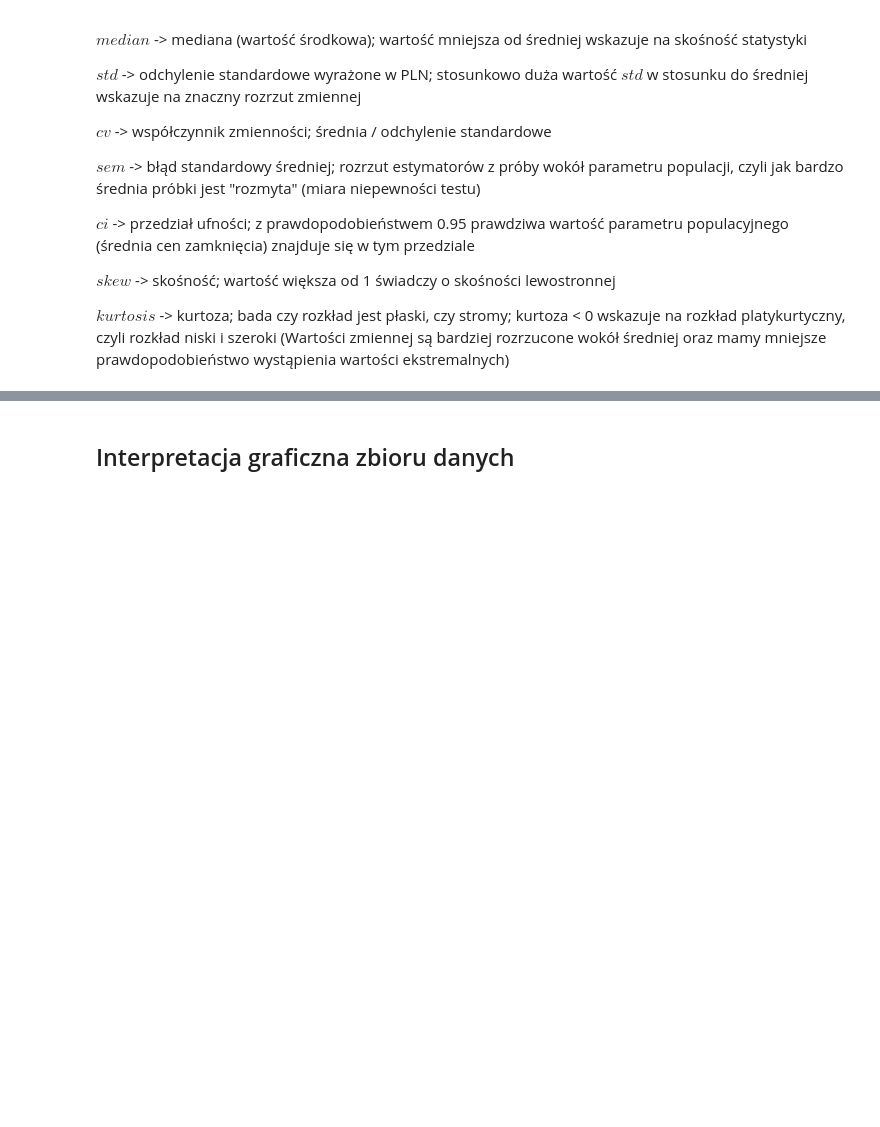
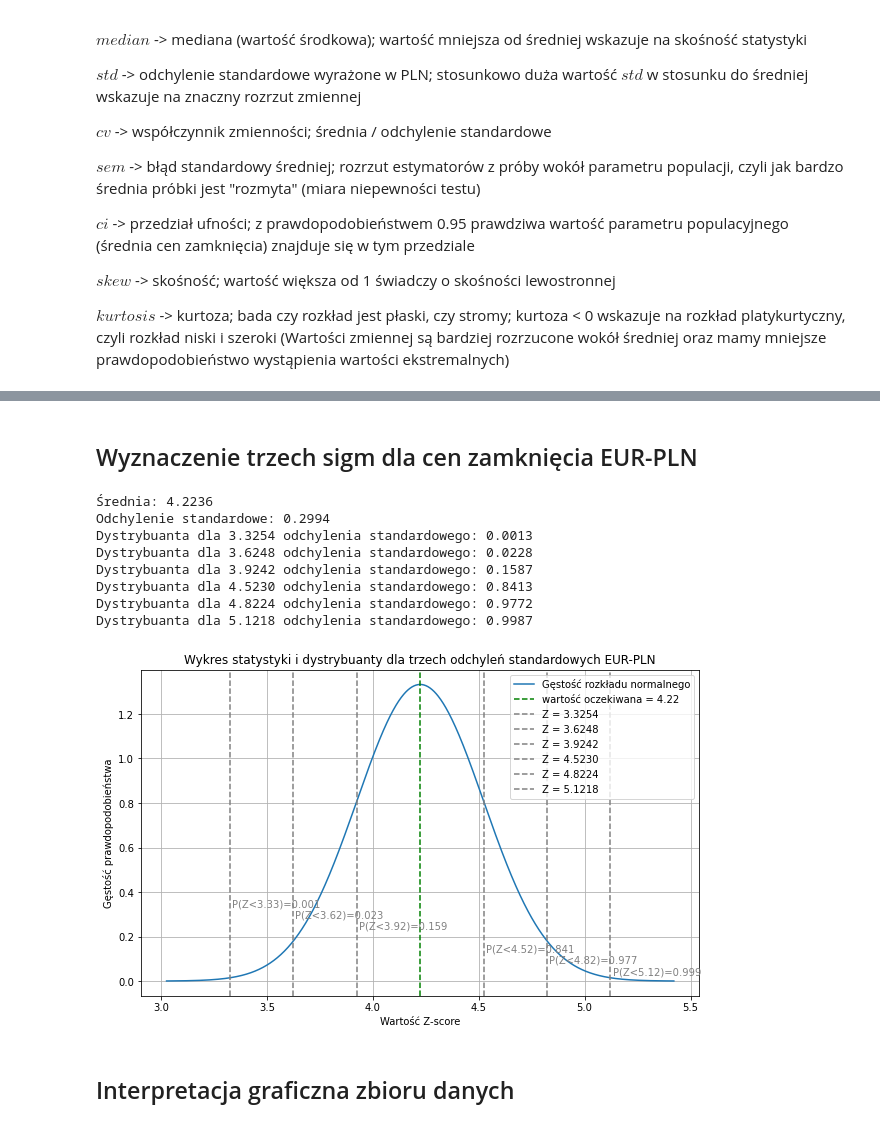
Before and after one commit to andkoc001/statistical-modeling, a Jupyter notebook: project.ipynb, the cells around one changed output, grey strips where cells are left out. Drawn from its saved outputs; the diff is of its cells as text; code cells hidden in the pictures; blank space fills up the shorter version.

```diff
--- a/project.ipynb
+++ b/project.ipynb
@@ -171,3 +219,60 @@ $kurtosis$ -> kurtoza; bada czy rozkład jest płaski, czy stromy; kurtoza < 0 w
+# %% [markdown]
+## Wyznaczenie trzech sigm dla cen zamknięcia EUR-PLN
+# %%
+# Dystrybuanta dla cen zamknięcia EUR-PLN
+mean =  np.mean(merged_df["Zamkniecie_EURPLN"])
+std_dev = np.std(merged_df["Zamkniecie_EURPLN"], ddof=1)
+
+# Wartości Z-score dla trzech odchyleń standardowych
+z_scores = [-3, -2, -1, 1, 2, 3]
+
+print(f'Średnia: {mean:.4f}')
+print(f'Odchylenie standardowe: {std_dev:.4f}')
+
+# Oblicz dystrybuantę dla odchyleń standardowych (wartość Z-score)
+sigmy = [z * std_dev + mean for z in z_scores]
+for z in sigmy:
+    cumulative_probability = stats.norm.cdf(z, loc=mean, scale=std_dev)
+    print(f'Dystrybuanta dla {z:.4f} odchylenia standardowego: {cumulative_probability:.4f}')
+
+
+# Analiza graficzna trzech sigm
+
+# Tworzenie danych dla osi X (wartości Z-score)
+x_values = np.linspace(mean - 4 * std_dev, mean + 4 * std_dev, 1000)
+
+# Tworzenie wykresu statystyki
+plt.figure(figsize=(10, 6))
+plt.plot(x_values, norm.pdf(x_values, loc=mean, scale=std_dev), label='Gęstość rozkładu normalnego')
+
+# wartość oczekiwana
+plt.axvline(mean, color='g', linestyle='--', label=f'wartość oczekiwana = {mean:.2f}')
+
+# Dodanie dystrybuant dla różnych odchyleń standardowych
+for z in sigmy:
+    plt.axvline(z, color='grey', linestyle='--', label=f'Z = {z:.4f}')
+
+    # Obliczanie dystrybuanty dla danego Z-score
+    cumulative_probability = norm.cdf(z, loc=mean, scale=std_dev)
+    plt.text(.01+z, .9+z*-.17, f'P(Z<{z:.2f})={cumulative_probability:.3f}', color='grey')
+
+# Konfiguracja wykresu
+plt.title('Wykres statystyki i dystrybuanty dla trzech odchyleń standardowych EUR-PLN')
+plt.xlabel('Wartość Z-score')
+plt.ylabel('Gęstość prawdopodobieństwa')
+plt.legend()
+plt.grid(True)
+plt.show()
+# %% [output]
+Średnia: 4.2236
+Odchylenie standardowe: 0.2994
+Dystrybuanta dla 3.3254 odchylenia standardowego: 0.0013
+Dystrybuanta dla 3.6248 odchylenia standardowego: 0.0228
+Dystrybuanta dla 3.9242 odchylenia standardowego: 0.1587
+Dystrybuanta dla 4.5230 odchylenia standardowego: 0.8413
+Dystrybuanta dla 4.8224 odchylenia standardowego: 0.9772
+Dystrybuanta dla 5.1218 odchylenia standardowego: 0.9987
+[figure, added]
 # %% [markdown]
 ## Interpretacja graficzna zbioru danych
 # %%
```
Also changed, not shown: parts of 10 cells of this notebook.
